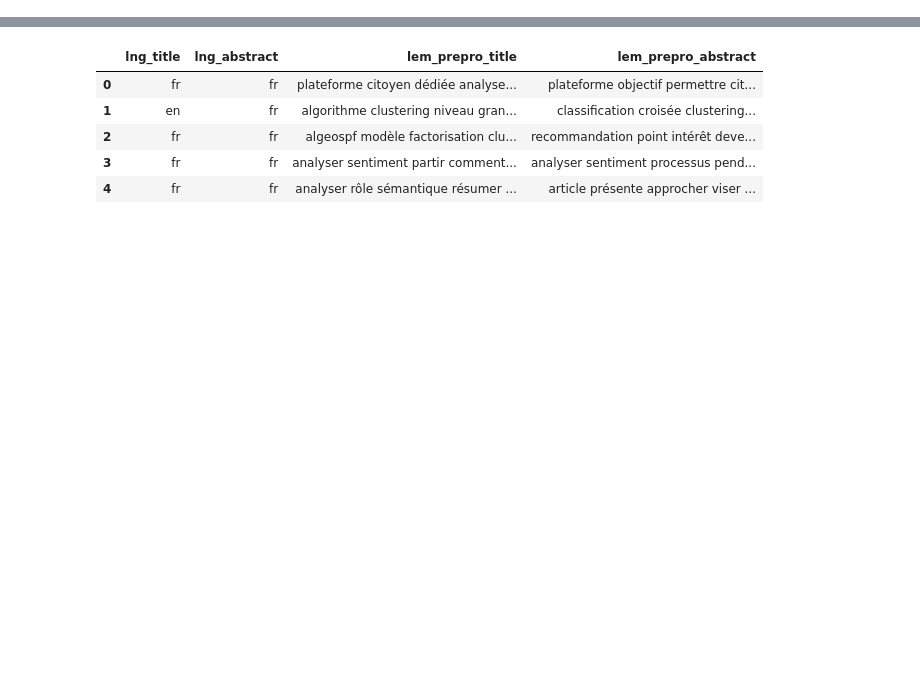
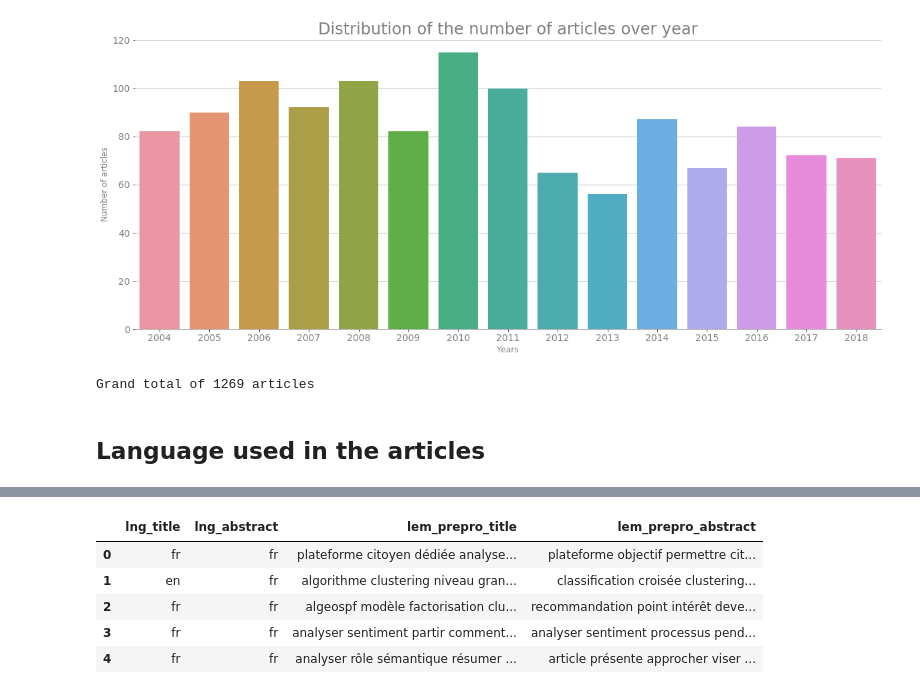
Before and after one commit to pchampio/EGC-2020, a Jupyter notebook: summary.ipynb, the cells around one changed output, grey strips where cells are left out. Drawn from its saved outputs; the diff is of its cells as text; code cells hidden in the pictures; blank space fills up the shorter version.

```diff
--- a/summary.ipynb
+++ b/summary.ipynb
@@ -31,3 +23,33 @@ print("%d articles" % len(df))
+# %%
+invYr = df.groupby(['year']).count()
+sns.barplot(x=invYr.index, y=invYr.series)
+plt.title("Distribution of the number of articles over year", fontsize= 24, color='gray')
+plt.ylabel("Number of articles", fontsize=12, color='gray')
+plt.xlabel("Years", fontsize=12, color='gray')
+fig=plt.gcf()
+fig.set_size_inches(20,8)
+
+## PlotSwagg ##
+plt.yticks(fontsize=14, rotation=0, color='gray')
+plt.xticks(fontsize=14, rotation=0, color='gray')
+
+# Less border
+plt.gca().yaxis.grid(True)
+plt.gca().spines['left'].set_visible(False)
+plt.gca().spines['right'].set_visible(False)
+plt.gca().spines['top'].set_visible(False)
+plt.gca().spines['bottom'].set_edgecolor('gray')
+
+# line under the bar
+plt.gca().set_axisbelow(True)
+
+plt.show()
+print("Grand total of %d articles" % len(df))
+# %% [output]
+[figure, added]
+Grand total of 1269 articles
+# %% [markdown]
+## Language used in the articles
 # %%
 df['lng_title'] = df['title'].apply( lambda x : detect(x))
 df['lng_abstract'] = df['abstract'].apply( lambda x : detect(x) if x is not pd.np.nan else pd.np.nan)
```
Also changed, not shown: parts of 35 cells of this notebook.
